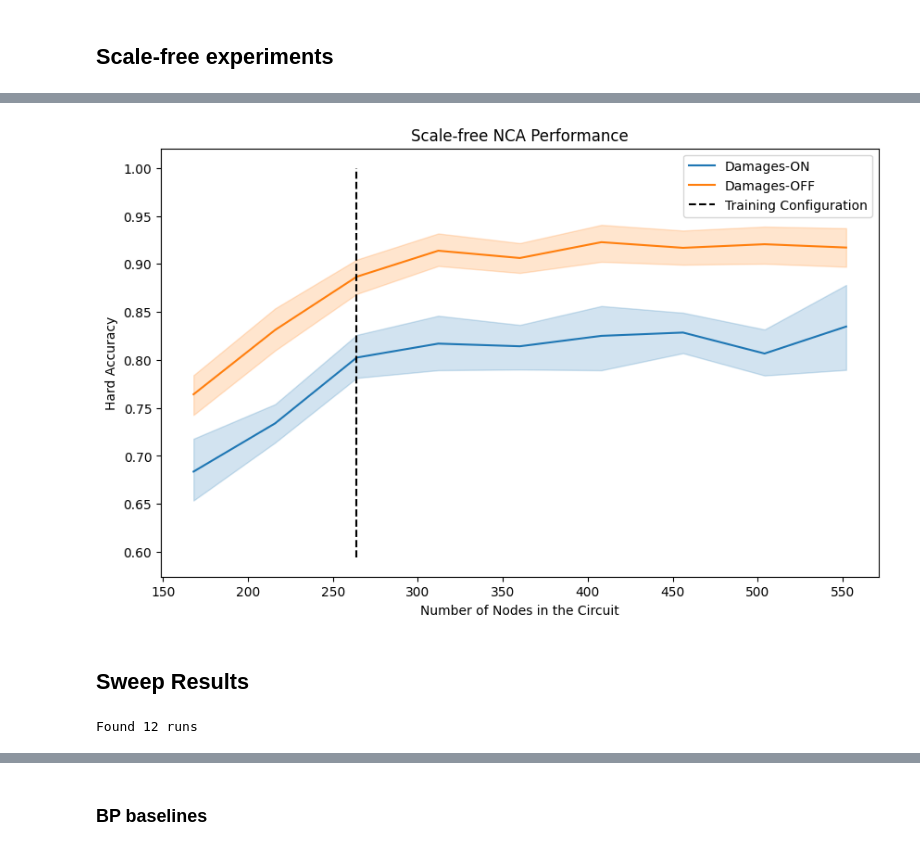
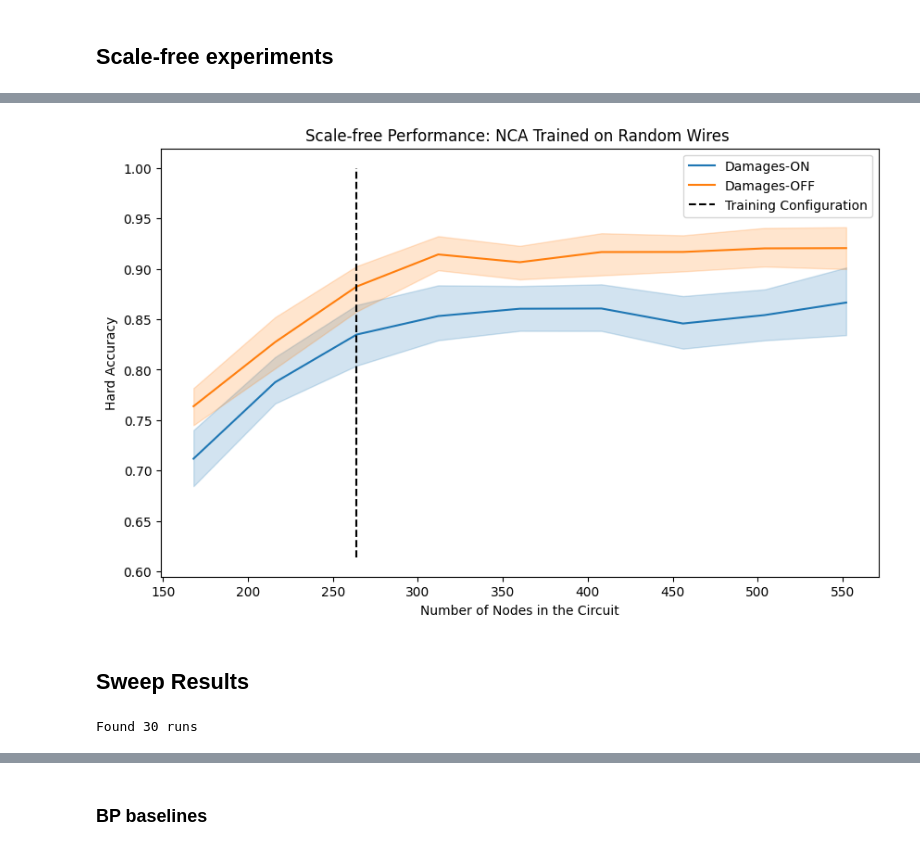
Before and after one commit to GabrielBena/boolean_nca_cc, a Jupyter notebook: boolean_nca_exploration.ipynb, the cells around one changed output, grey strips where cells are left out. Cells and saved outputs as stored; diff of their text form; code cells hidden in the pictures.

Commit message:
always eval damaged

```diff
--- a/boolean_nca_exploration.ipynb
+++ b/boolean_nca_exploration.ipynb
@@ -213,7 +206,7 @@ from boolean_nca_cc.training.evaluation import run_bp_scan
 
 bp_eval_results = None
 # %%
-run_bp_eval = True
+run_bp_eval = False
 
 if run_bp_eval:
     opt = optax.adamw(1, 0.8, 0.8, weight_decay=1e-1)
@@ -997,2 +997,14 @@ raise KeyboardInterrupt("Stop here")
 # %% [markdown]
 ## Scale-free experiments
+# %%
+# run_id = "gbena/boolean-nca-cc/xdxlabd2"  # Fixed wires, damages, reverse task
+# run_id = "gbena/boolean-nca-cc/yu6kojmx"  # Fixed wires, damages, reverse task
+run_id = "gbena/boolean-nca-cc/f1vzpb58"  # Random wires, damages, reverse task
+
+loaded_config, checkpoint_path, run_id = load_config_from_wandb(
+    run_id=run_id.split("/")[-1],
+    entity="gbena",
+    filename="eval_damaged",
+    use_cache=False,
+    # filename="latest_checkpoint",
+)
@@ -1043,6 +1073,10 @@ pools = {
     )
     for width_factor in layer_widths
 }
+
+damage_params = compute_damage_params(
+    loaded_config, layer_sizes[loaded_config.circuit.width_factor], None
+)
 # %%
 # Load model from config and checkpoint
 best_attn_models = {
@@ -1124,7 +1140,7 @@ attn_eval_results = {
         layer_sizes=layer_sizes[key],
         damage_steps=None,
         knockout_per_damage_step=None,
-        p_fault=damage_params["p_fault_eval"] * 2 if damage else None,
+        p_fault=damage_params["p_fault_eval"] if damage else None,
         bidirectional_edges=True,
         permanent_damage=True,
         verbose=True,
@@ -1189,28 +1205,28 @@ scale_free_pd["dmg_config"] = scale_free_pd["damage_active"].map(
 # %%
 fig, ax = plt.subplots(figsize=(10, 6))
 sns.lineplot(
     data=scale_free_pd,
     x="n_node",
     y="hard_accuracy",
     hue="dmg_config",
     ax=ax,
 )
 
 ax.vlines(
     264,
     scale_free_pd["hard_accuracy"].min(),
     scale_free_pd["hard_accuracy"].max(),
     color="k",
     linestyle="--",
     label="Training Configuration",
 )
 ax.legend()
-ax.set_title("Scale-free NCA Performance")
+ax.set_title("Scale-free Performance: NCA Trained on Random Wires ")
 ax.set_xlabel("Number of Nodes in the Circuit")
 ax.set_ylabel("Hard Accuracy")
 plt.show()
 # %% [output]
-[figure, old version]
+[figure, new version]
 # %% [markdown]
 ## Sweep Results
 # %%
@@ -1357,10 +1382,10 @@ def get_eval_results(run_id, run_bp_baseline=False):
 from wandb import Api
 
 # Fixed Wiring Sweep
-filters = {"group": "sweep_20260210_223054"}
+filters = {"group": "sweep_20260209_231530"}
 api = Api()
 runs = api.runs("gbena/boolean-nca-cc", filters=filters)
 print(f"Found {len(runs)} runs")
 # %% [output]
-Found 12 runs
+Found 30 runs
 # %%
```
Also changed, not shown: parts of 36 cells of this notebook, 4 other files.
